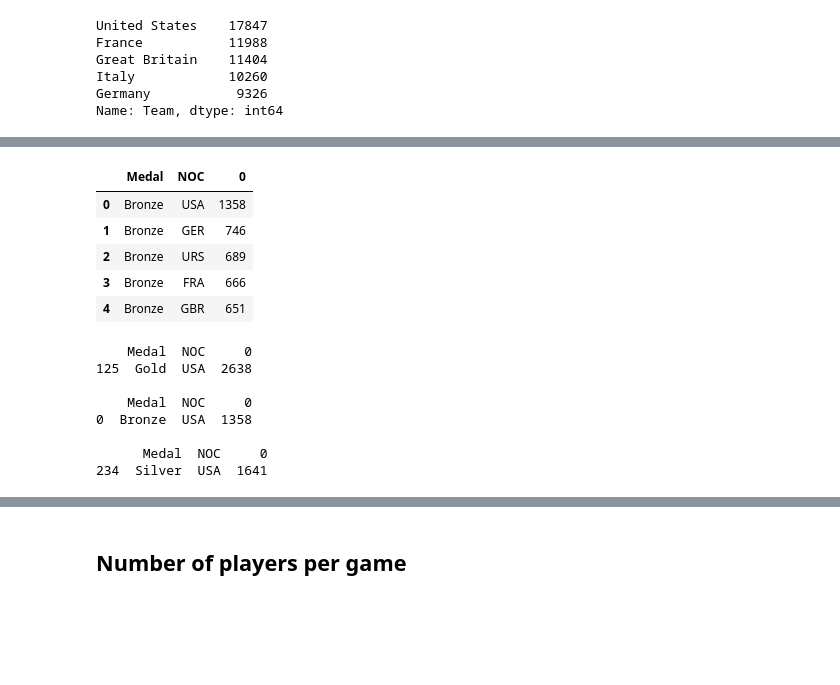
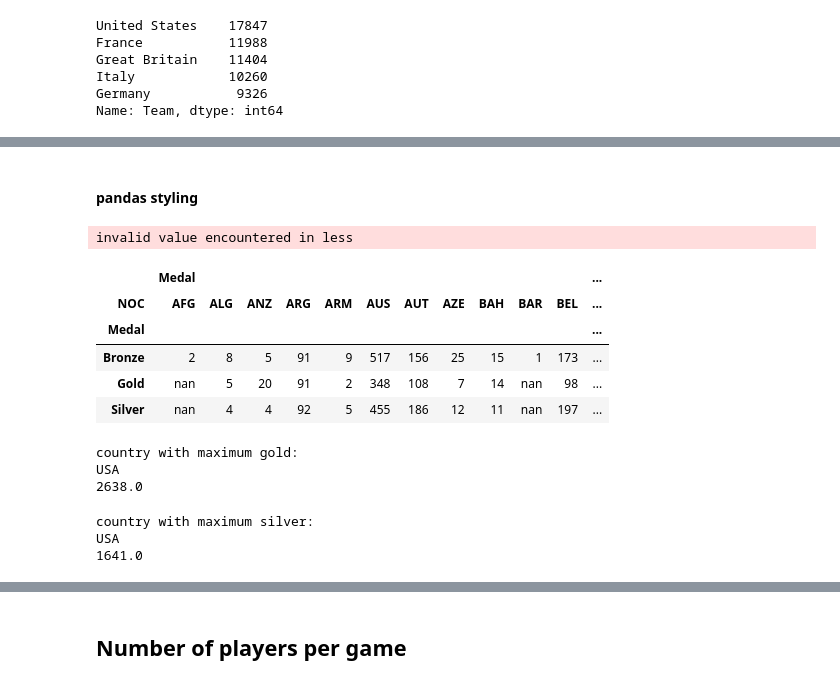
Before and after one commit to Hoaduong1990/Group2_pandas, a Jupyter notebook: olympics/Untitled.ipynb, the cells around one changed output, grey strips where cells are left out. Cells and saved outputs as stored; diff of their text form; code cells hidden in the pictures; blank space fills up the shorter version.

Commit message:
pandas styling for one table added

```diff
--- a/olympics/Untitled.ipynb
+++ b/olympics/Untitled.ipynb
@@ -197,22 +169,20 @@ data_medal1.reset_index(inplace=True)
-# %%
-data_medal1.head()
-# %% [output]
-|  | Medal | NOC | 0 |
-| 0 | Bronze | USA | 1358 |
-| 1 | Bronze | GER | 746 |
-| 2 | Bronze | URS | 689 |
-| 3 | Bronze | FRA | 666 |
-| 4 | Bronze | GBR | 651 |
-# %%
-print(data_medal1[data_medal1['Medal']=='Gold'].head(1),'\n')
-print(data_medal1[data_medal1['Medal']=='Bronze'].head(1),'\n')
-print(data_medal1[data_medal1['Medal']=='Silver'].head(1))
-# %% [output]
-    Medal  NOC     0
-125  Gold  USA  2638
-
-    Medal  NOC     0
-0  Bronze  USA  1358
-
-      Medal  NOC     0
-234  Silver  USA  1641
+# %%
+data_meda_1 = pd.DataFrame(data.groupby(['Medal','NOC']).Medal.count())
+# %%
+a=data_meda_1.unstack()
+# %% [markdown]
+#### pandas styling
+# %%
+import seaborn as sns
+cm = sns.light_palette("yellow", as_cmap=True)
+
+s = a.style.background_gradient(cmap=cm,axis=1).highlight_null('#d65f5f').highlight_max(axis=1)
+s
+# %% [output]
+invalid value encountered in less
+|  | Medal |  |  |  |  |  |  |  |  |  |  | ... |
+| NOC | AFG | ALG | ANZ | ARG | ARM | AUS | AUT | AZE | BAH | BAR | BEL | ... |
+| Medal |  |  |  |  |  |  |  |  |  |  |  | ... |
+| Bronze | 2 | 8 | 5 | 91 | 9 | 517 | 156 | 25 | 15 | 1 | 173 | ... |
+| Gold | nan | 5 | 20 | 91 | 2 | 348 | 108 | 7 | 14 | nan | 98 | ... |
+| Silver | nan | 4 | 4 | 92 | 5 | 455 | 186 | 12 | 11 | nan | 197 | ... |
@@ -218,0 +195,16 @@ print(data_medal1[data_medal1['Medal']=='Silver'].head(1))
+# %%
+print("country with maximum gold:")
+print(b['Gold'].idxmax())
+print(b['Gold'].max())
+# %% [output]
+country with maximum gold:
+USA
+2638.0
+# %%
+print("country with maximum silver:")
+print(b['Silver'].idxmax())
+print(b['Silver'].max())
+# %% [output]
+country with maximum silver:
+USA
+1641.0
```
Also changed, not shown: parts of 11 cells of this notebook.
